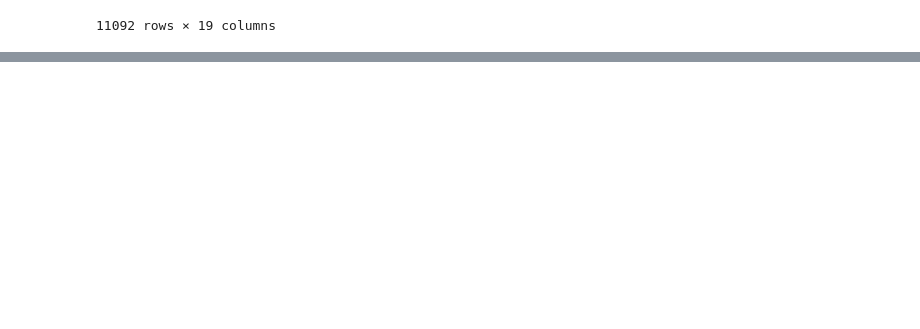
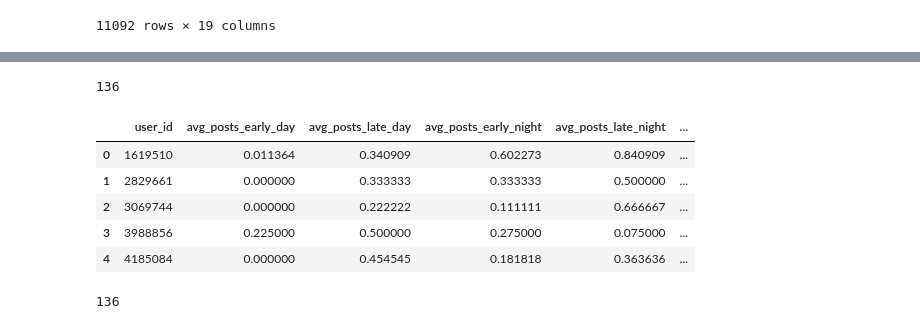
Before and after one commit to JeroenSchmidt/UvA-DSF-group, a Jupyter notebook: uc2/exploration_notebooks/jeroen/cleaning.ipynb, the cells around one changed output, grey strips where cells are left out. Cells and saved outputs as stored; diff of their text form; code cells hidden in the pictures; blank space fills up the shorter version.

```diff
--- a/uc2/exploration_notebooks/jeroen/cleaning.ipynb
+++ b/uc2/exploration_notebooks/jeroen/cleaning.ipynb
@@ -173,3 +173,5 @@ load.load_image_data()
 | 41203 | 1367780159696373409_545497348 | https://www.instagram.com/p/BL7VM... | https://scontent.cdninstagram.com... | 640.0 | 640.0 | Valencia | 1477272122 | ... |
 | 41205 | 1323317702517705064_1617538164 | https://www.instagram.com/p/BJdXn... | https://scontent.cdninstagram.com... | 320.0 | 320.0 | Perpetua | 1471971784 | ... |
 11092 rows × 19 columns
+# %%
+load.load_faces()
@@ -175,0 +201,53 @@ load.load_image_data()
+# %%
+i = load.load_image_data(12)
+# %%
+len(i.user_id.unique())
+# %% [output]
+136
+# %%
+import pandas as __pd
+import numpy as __np
+
+months = 12
+image_date = load.load_image_data(months)
+
+#__pd.read_pickle(__data_dir + "image_data.pickle")
+#image_date.image_posted_time = __pd.to_datetime(image_date.image_posted_time)
+
+x = image_date[["image_posted_time","image_id","user_id"]].drop_duplicates()
+
+early_day_b = x.image_posted_time.isin(x.set_index("image_posted_time").between_time('8:00', '12:00').index)
+late_day_b = x.image_posted_time.isin(x.set_index("image_posted_time").between_time('12:00', '20:00').index)
+early_night_b = x.image_posted_time.isin(x.set_index("image_posted_time").between_time('20:00', '00:00').index)
+late_night_b = x.image_posted_time.isin(x.set_index("image_posted_time").between_time('00:00', '8:00').index)
+
+day_b = x.image_posted_time.isin(x.set_index("image_posted_time").between_time('8:00', '20:00').index)
+night_b = x.image_posted_time.isin(x.set_index("image_posted_time").between_time('20:00', '8:00').index)
+
+x["avg_posts_early_day"] = __np.where(early_day_b, 1, 0)
+x["avg_posts_late_day"] = __np.where(late_day_b, 1, 0)
+x["avg_posts_early_night"] = __np.where(early_night_b, 1, 0)
+x["avg_posts_late_night"] = __np.where(late_night_b, 1, 0)
+
+x["avg_posts_day"] = __np.where(day_b, 1, 0)
+x["avg_posts_night"] = __np.where(night_b, 1, 0)
+x["avg_posts_whole_date"] = 1
+
+xx = x.drop(columns="image_id",axis=0)\
+.groupby([x.user_id,x.image_posted_time.dt.date])\
+.sum().drop("user_id",axis=1).reset_index()
+
+out = xx.groupby("user_id").mean().reset_index()
+# %%
+out.head()
+# %% [output]
+|  | user_id | avg_posts_early_day | avg_posts_late_day | avg_posts_early_night | avg_posts_late_night | ... |
+| 0 | 1619510 | 0.011364 | 0.340909 | 0.602273 | 0.840909 | ... |
+| 1 | 2829661 | 0.000000 | 0.333333 | 0.333333 | 0.500000 | ... |
+| 2 | 3069744 | 0.000000 | 0.222222 | 0.111111 | 0.666667 | ... |
+| 3 | 3988856 | 0.225000 | 0.500000 | 0.275000 | 0.075000 | ... |
+| 4 | 4185084 | 0.000000 | 0.454545 | 0.181818 | 0.363636 | ... |
+# %%
+len(x.user_id.unique())
+# %% [output]
+136
```
Also changed, not shown: parts of 3 cells of this notebook, 2 other files.
